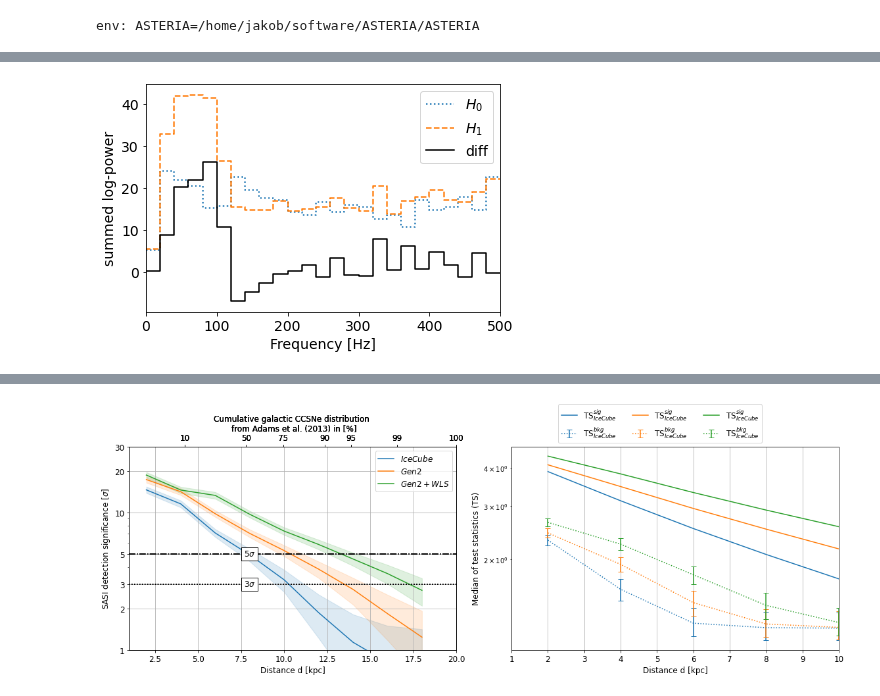
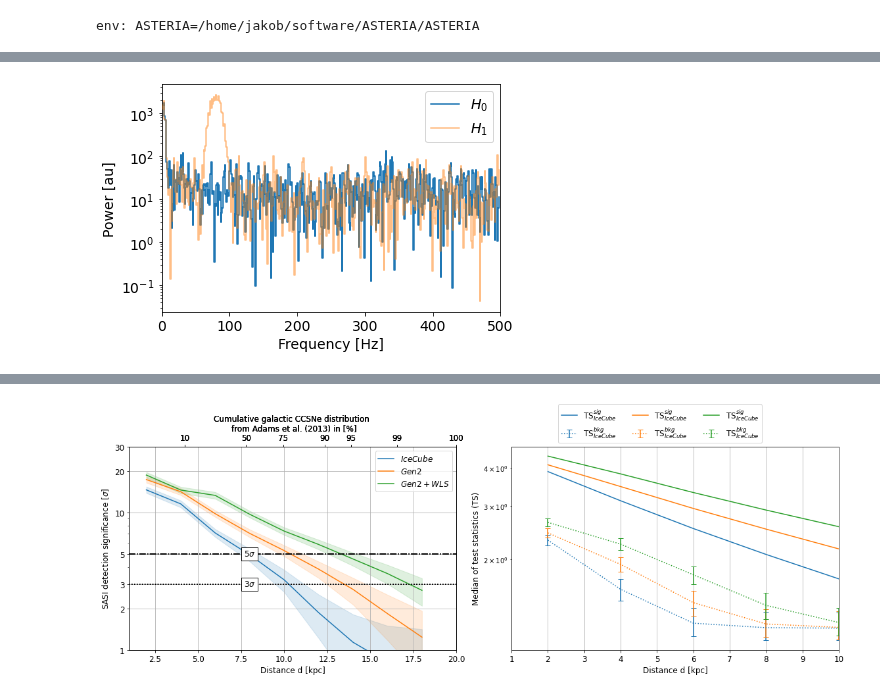
Before and after one commit to icecube/ASTERIA, a Jupyter notebook: docs/gen2-ana/test_fft.ipynb, the cells around one changed output, grey strips where cells are left out. Drawn from its saved outputs; the diff is of its cells as text; code cells hidden in the pictures.

```diff
--- a/docs/gen2-ana/test_fft.ipynb
+++ b/docs/gen2-ana/test_fft.ipynb
@@ -84,4 +76,4 @@ plot_stft_log(ana.stf_time_mid, ana.stf_freq_mid, ana._log)
-# %%
-plot_stft_time_int(ana.stf_freq_mid, ana._log)
-# %% [output]
-[figure, removed]
+# %%
+plot_fft(ana._freq_new, ana._fft)
+# %% [output]
+[figure, added]
```
Also changed, not shown: parts of 9 cells of this notebook.
